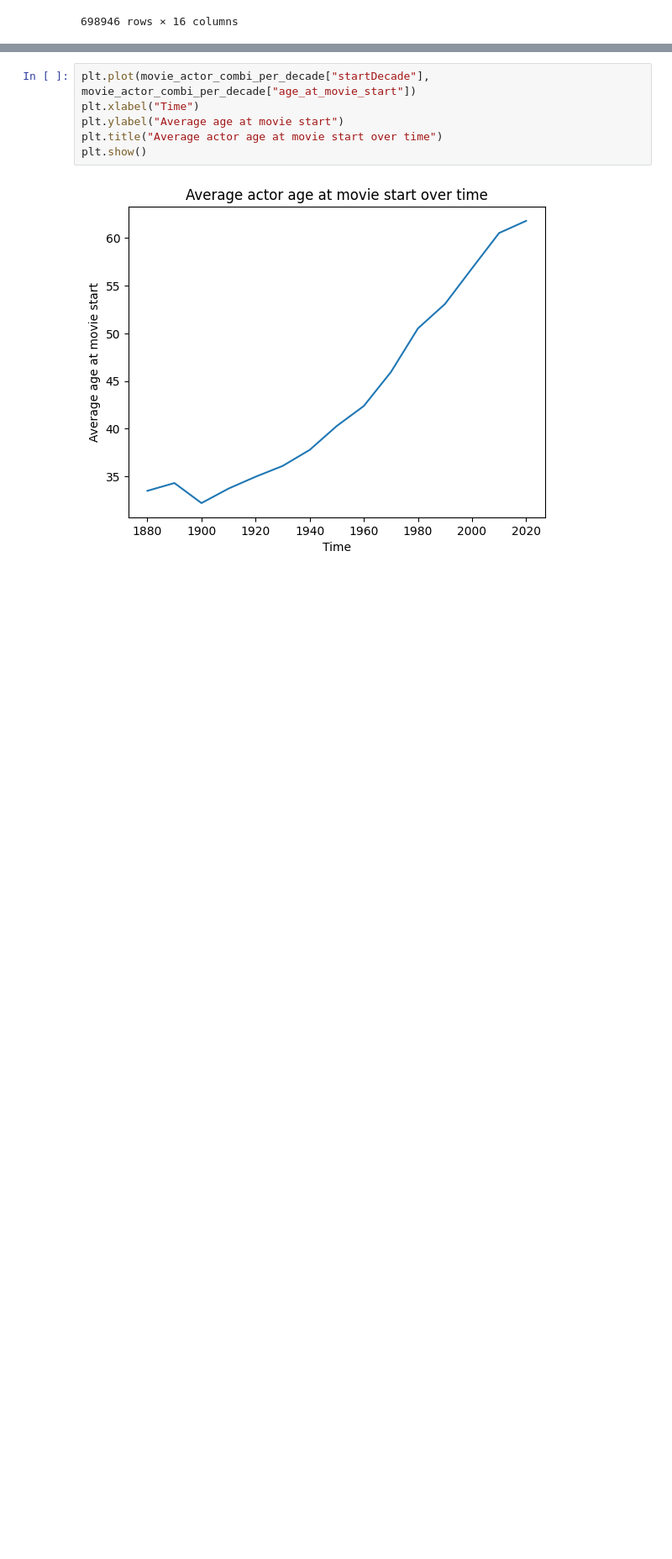
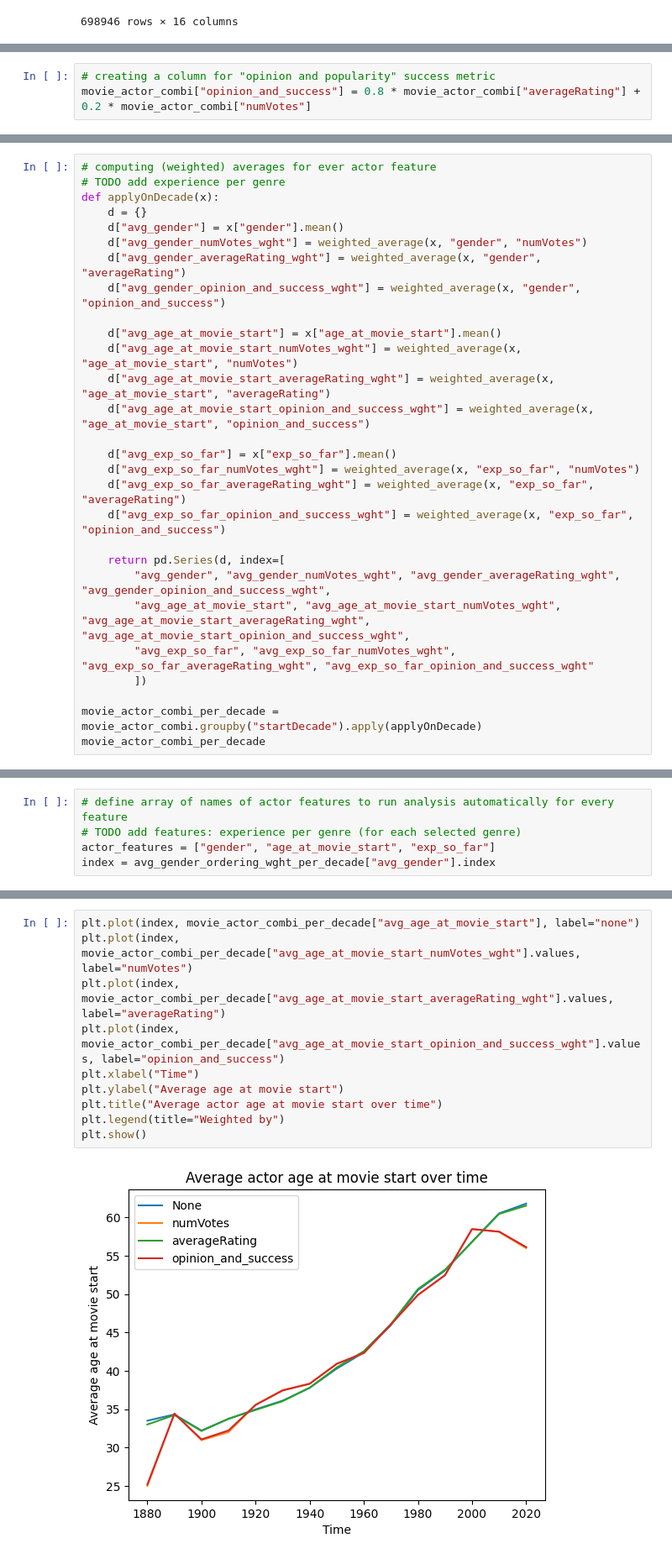
Before and after one commit to epfl-ada/ada-2022-project-jash, a Jupyter notebook: analysis_overtime.ipynb, the cells around one changed output, grey strips where cells are left out. Shown at 84% size. Cells and saved outputs as stored; diff of their text form; blank space fills up the shorter version.

Commit message:
analysed actor features average over time using various weights based on movie success metrics

```diff
--- a/analysis_overtime.ipynb
+++ b/analysis_overtime.ipynb
@@ -68,0 +57,3 @@ movie_actor_combi_per_decade
+# %%
+# creating a column for "opinion and popularity" success metric
+movie_actor_combi["opinion_and_success"] = 0.8 * movie_actor_combi["averageRating"] + 0.2 * movie_actor_combi["numVotes"]
@@ -68,0 +64,28 @@ movie_actor_combi_per_decade
+# %%
+# computing (weighted) averages for ever actor feature
+# TODO add experience per genre
+def applyOnDecade(x):
+    d = {}
+    d["avg_gender"] = x["gender"].mean()
+    d["avg_gender_numVotes_wght"] = weighted_average(x, "gender", "numVotes")
+    d["avg_gender_averageRating_wght"] = weighted_average(x, "gender", "averageRating")
+    d["avg_gender_opinion_and_success_wght"] = weighted_average(x, "gender", "opinion_and_success")
+
+    d["avg_age_at_movie_start"] = x["age_at_movie_start"].mean()
+    d["avg_age_at_movie_start_numVotes_wght"] = weighted_average(x, "age_at_movie_start", "numVotes")
+    d["avg_age_at_movie_start_averageRating_wght"] = weighted_average(x, "age_at_movie_start", "averageRating")
+    d["avg_age_at_movie_start_opinion_and_success_wght"] = weighted_average(x, "age_at_movie_start", "opinion_and_success")
+
+    d["avg_exp_so_far"] = x["exp_so_far"].mean()
+    d["avg_exp_so_far_numVotes_wght"] = weighted_average(x, "exp_so_far", "numVotes")
+    d["avg_exp_so_far_averageRating_wght"] = weighted_average(x, "exp_so_far", "averageRating")
+    d["avg_exp_so_far_opinion_and_success_wght"] = weighted_average(x, "exp_so_far", "opinion_and_success")
+
+    return pd.Series(d, index=[
+        "avg_gender", "avg_gender_numVotes_wght", "avg_gender_averageRating_wght", "avg_gender_opinion_and_success_wght",
+        "avg_age_at_movie_start", "avg_age_at_movie_start_numVotes_wght", "avg_age_at_movie_start_averageRating_wght", "avg_age_at_movie_start_opinion_and_success_wght",
+        "avg_exp_so_far", "avg_exp_so_far_numVotes_wght", "avg_exp_so_far_averageRating_wght", "avg_exp_so_far_opinion_and_success_wght"
+        ])
+
+movie_actor_combi_per_decade = movie_actor_combi.groupby("startDecade").apply(applyOnDecade)
+movie_actor_combi_per_decade
@@ -71 +112,6 @@ movie_actor_combi_per_decade
+# %%
+# define array of names of actor features to run analysis automatically for every feature
+# TODO add features: experience per genre (for each selected genre)
+actor_features = ["gender", "age_at_movie_start", "exp_so_far"]
+index = avg_gender_ordering_wght_per_decade["avg_gender"].index
 # %%
@@ -81,9 +129,13 @@ In the first 20 years from 1880 and 1900, the amount of leading actress increase
 # %%
-plt.plot(movie_actor_combi_per_decade["startDecade"], movie_actor_combi_per_decade["age_at_movie_start"])
+plt.plot(index, movie_actor_combi_per_decade["avg_age_at_movie_start"], label="none")
+plt.plot(index, movie_actor_combi_per_decade["avg_age_at_movie_start_numVotes_wght"].values, label="numVotes")
+plt.plot(index, movie_actor_combi_per_decade["avg_age_at_movie_start_averageRating_wght"].values, label="averageRating")
+plt.plot(index, movie_actor_combi_per_decade["avg_age_at_movie_start_opinion_and_success_wght"].values, label="opinion_and_success")
 plt.xlabel("Time")
 plt.ylabel("Average age at movie start")
 plt.title("Average actor age at movie start over time")
+plt.legend(title="Weighted by")
 plt.show()
 # %% [output]
-[figure, old version]
+[figure, new version]
 # %%
```
Also changed, not shown: parts of 14 cells of this notebook.
